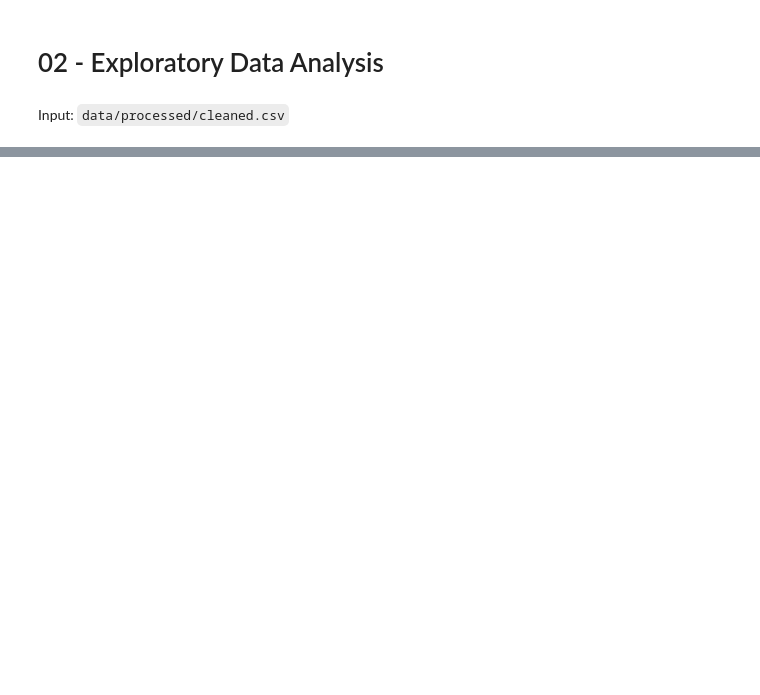
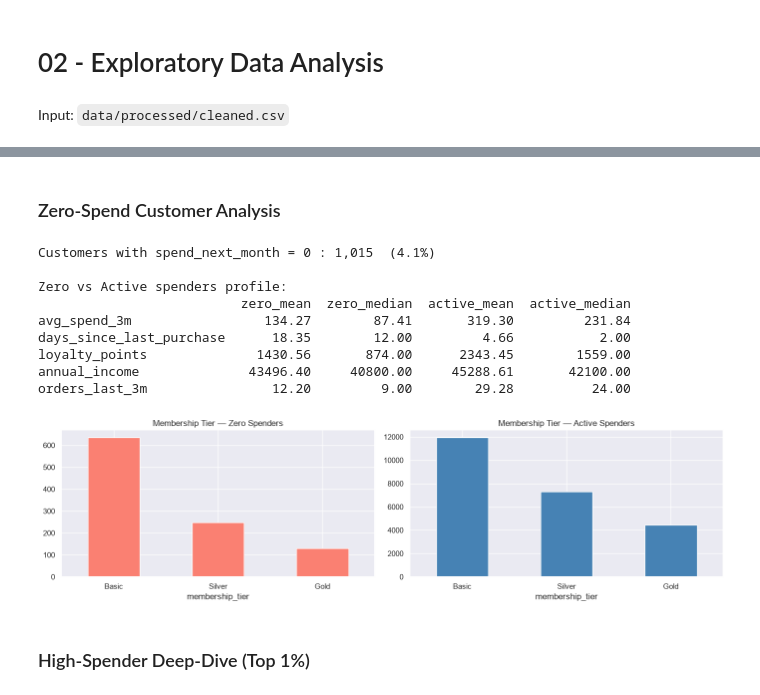
Before and after one commit to arkadeycns/cosmo, a Jupyter notebook: 02_eda.ipynb, the cells around one changed output, grey strips where cells are left out. Drawn from its saved outputs; the diff is of its cells as text; code cells hidden in the pictures; blank space fills up the shorter version.

```diff
--- a/02_eda.ipynb
+++ b/02_eda.ipynb
@@ -97,0 +72,39 @@ plt.show()
+# %% [markdown]
+### Zero-Spend Customer Analysis
+# %%
+zero_mask = df['spend_next_month'] == 0
+n_zero = zero_mask.sum()
+print(f"Customers with spend_next_month = 0 : {n_zero:,}  ({n_zero / len(df) * 100:.1f}%)")
+
+profile_cols = ['avg_spend_3m', 'days_since_last_purchase',
+                'loyalty_points', 'annual_income', 'orders_last_3m']
+
+comparison = pd.concat([
+    df[zero_mask][profile_cols].describe().T[['mean', '50%']].rename(columns={'mean': 'zero_mean', '50%': 'zero_median'}),
+    df[~zero_mask][profile_cols].describe().T[['mean', '50%']].rename(columns={'mean': 'active_mean', '50%': 'active_median'}),
+], axis=1).round(2)
+print("\nZero vs Active spenders profile:")
+print(comparison.to_string())
+
+fig, axes = plt.subplots(1, 2, figsize=(14, 4))
+df[zero_mask]['membership_tier'].value_counts().plot(kind='bar', ax=axes[0],
+    color='salmon', title='Membership Tier — Zero Spenders')
+df[~zero_mask]['membership_tier'].value_counts().plot(kind='bar', ax=axes[1],
+    color='steelblue', title='Membership Tier — Active Spenders')
+for ax in axes:
+    ax.tick_params(axis='x', rotation=0)
+plt.tight_layout()
+plt.show()
+# %% [output]
+Customers with spend_next_month = 0 : 1,015  (4.1%)
+
+Zero vs Active spenders profile:
+                          zero_mean  zero_median  active_mean  active_median
+avg_spend_3m                 134.27        87.41       319.30         231.84
+days_since_last_purchase      18.35        12.00         4.66           2.00
+loyalty_points              1430.56       874.00      2343.45        1559.00
+annual_income              43496.40     40800.00     45288.61       42100.00
+orders_last_3m                12.20         9.00        29.28          24.00
+[figure, added]
+# %% [markdown]
+### High-Spender Deep-Dive (Top 1%)
```
Also changed, not shown: parts of 39 cells of this notebook.
